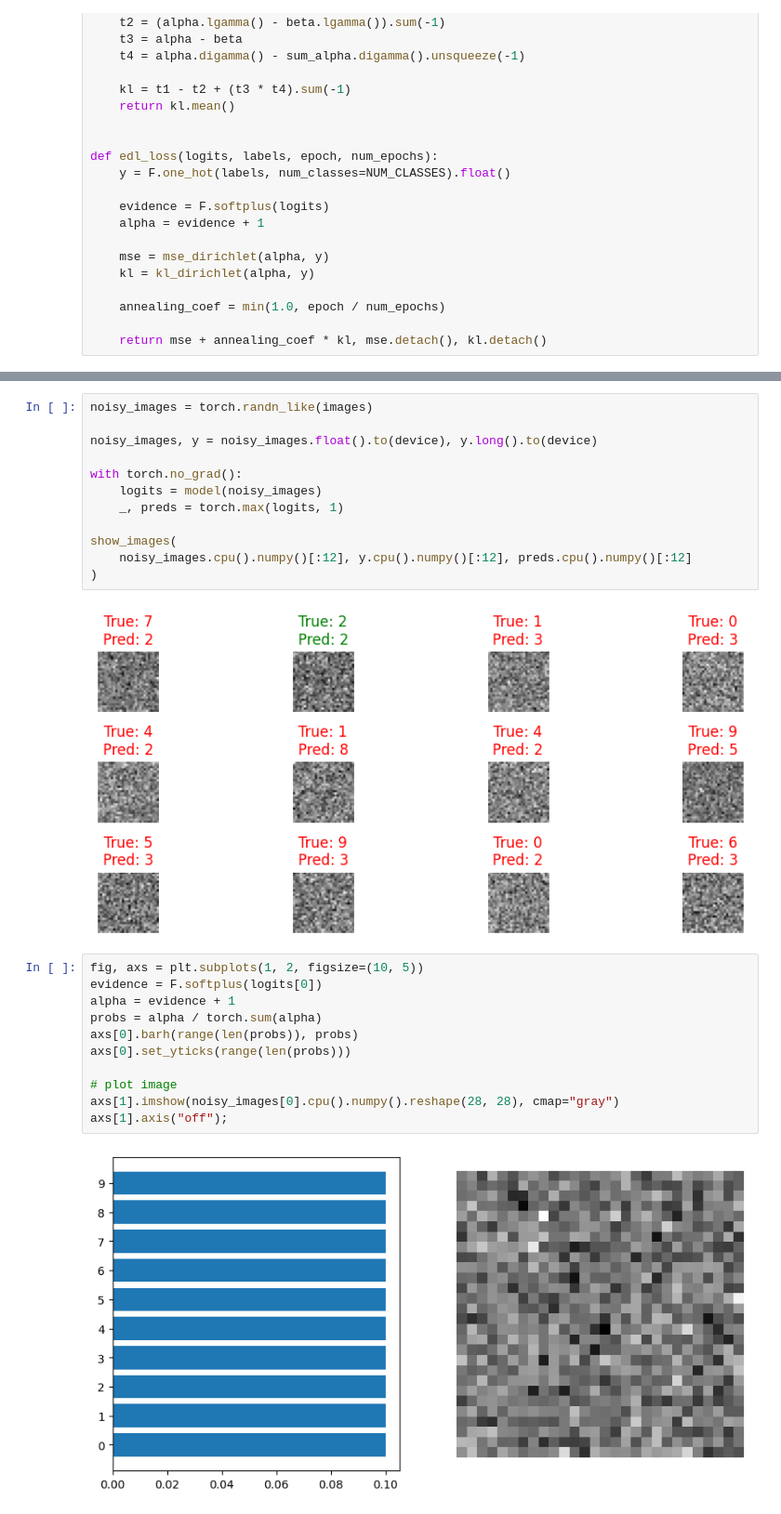
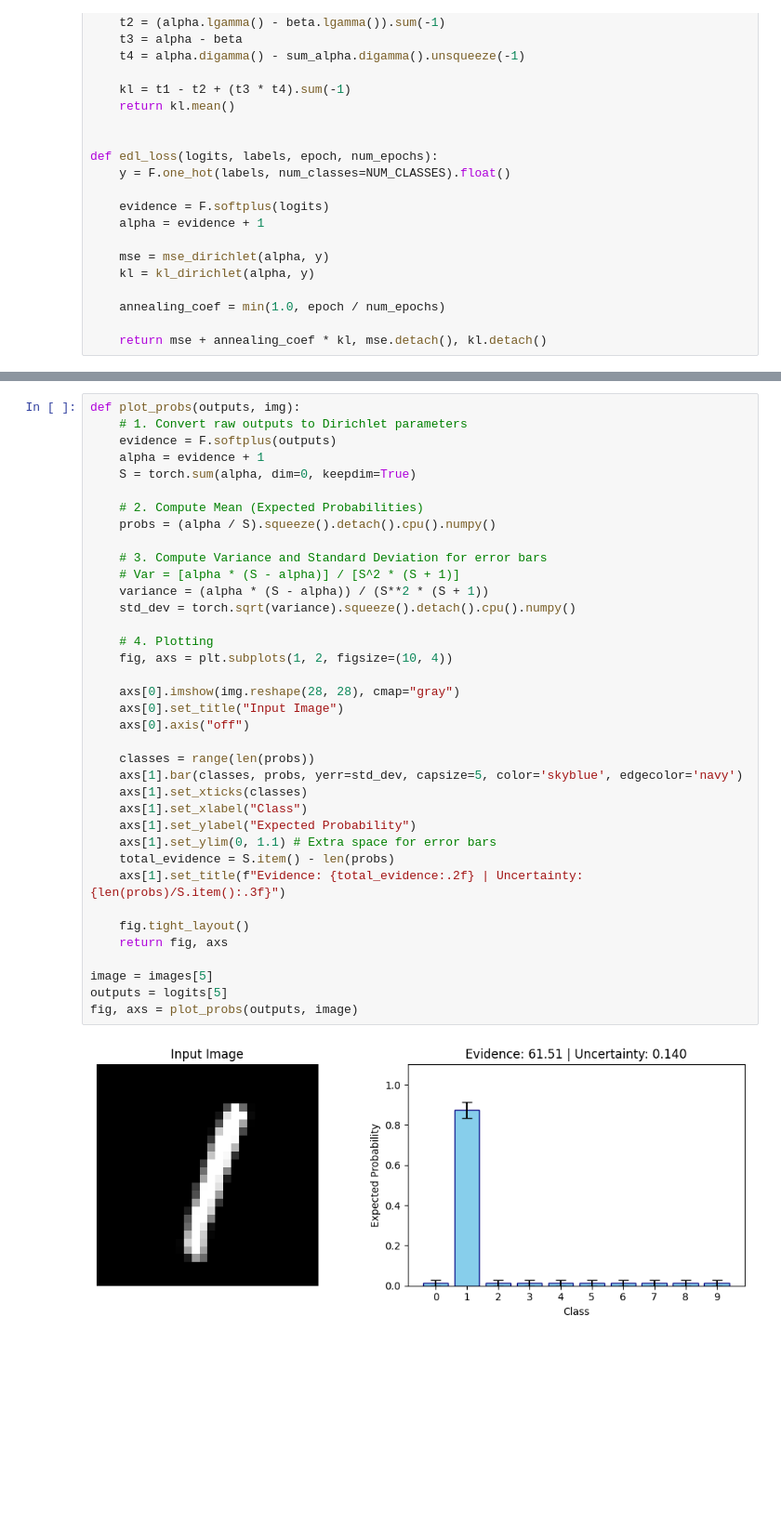
Before and after one commit to nimalu/evidential-deep-learning, a Jupyter notebook: mnist-edl.ipynb, the cells around one changed output, grey strips where cells are left out. Shown at 93% size. Drawn from its saved outputs; the diff is of its cells as text; blank space fills up the shorter version.

```diff
--- a/mnist-edl.ipynb
+++ b/mnist-edl.ipynb
@@ -296,27 +297,39 @@ show_images(images.cpu().numpy()[:12], y.cpu().numpy()[:12], preds.cpu().numpy()
-# %%
-noisy_images = torch.randn_like(images)
-
-noisy_images, y = noisy_images.float().to(device), y.long().to(device)
-
-with torch.no_grad():
-    logits = model(noisy_images)
-    _, preds = torch.max(logits, 1)
-
-show_images(
-    noisy_images.cpu().numpy()[:12], y.cpu().numpy()[:12], preds.cpu().numpy()[:12]
-)
-# %% [output]
-[figure, removed]
-# %%
-fig, axs = plt.subplots(1, 2, figsize=(10, 5))
-evidence = F.softplus(logits[0])
-alpha = evidence + 1
-probs = alpha / torch.sum(alpha)
-axs[0].barh(range(len(probs)), probs)
-axs[0].set_yticks(range(len(probs)))
-
-# plot image
-axs[1].imshow(noisy_images[0].cpu().numpy().reshape(28, 28), cmap="gray")
-axs[1].axis("off");
-# %% [output]
-[figure, removed]
+# %%
+def plot_probs(outputs, img):
+    # 1. Convert raw outputs to Dirichlet parameters
+    evidence = F.softplus(outputs)
+    alpha = evidence + 1
+    S = torch.sum(alpha, dim=0, keepdim=True)
+
+    # 2. Compute Mean (Expected Probabilities)
+    probs = (alpha / S).squeeze().detach().cpu().numpy()
+
+    # 3. Compute Variance and Standard Deviation for error bars
+    # Var = [alpha * (S - alpha)] / [S^2 * (S + 1)]
+    variance = (alpha * (S - alpha)) / (S**2 * (S + 1))
+    std_dev = torch.sqrt(variance).squeeze().detach().cpu().numpy()
+
+    # 4. Plotting
+    fig, axs = plt.subplots(1, 2, figsize=(10, 4))
+
+    axs[0].imshow(img.reshape(28, 28), cmap="gray")
+    axs[0].set_title("Input Image")
+    axs[0].axis("off")
+
+    classes = range(len(probs))
+    axs[1].bar(classes, probs, yerr=std_dev, capsize=5, color='skyblue', edgecolor='navy')
+    axs[1].set_xticks(classes)
+    axs[1].set_xlabel("Class")
+    axs[1].set_ylabel("Expected Probability")
+    axs[1].set_ylim(0, 1.1) # Extra space for error bars
+    total_evidence = S.item() - len(probs)
+    axs[1].set_title(f"Evidence: {total_evidence:.2f} | Uncertainty: {len(probs)/S.item():.3f}")
+
+    fig.tight_layout()
+    return fig, axs
+
+image = images[5]
+outputs = logits[5]
+fig, axs = plot_probs(outputs, image)
+# %% [output]
+[figure, added]
```
Also changed, not shown: parts of 11 cells of this notebook.
